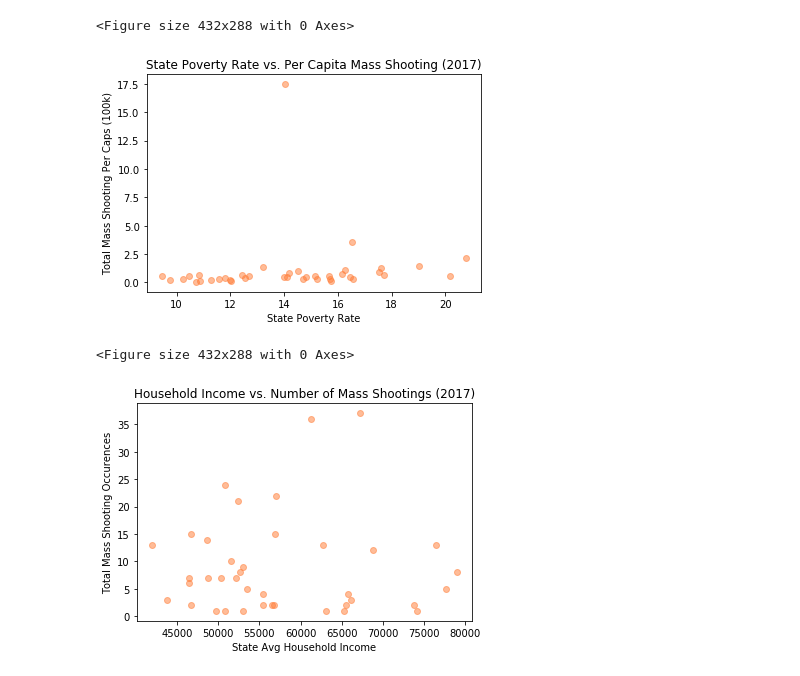
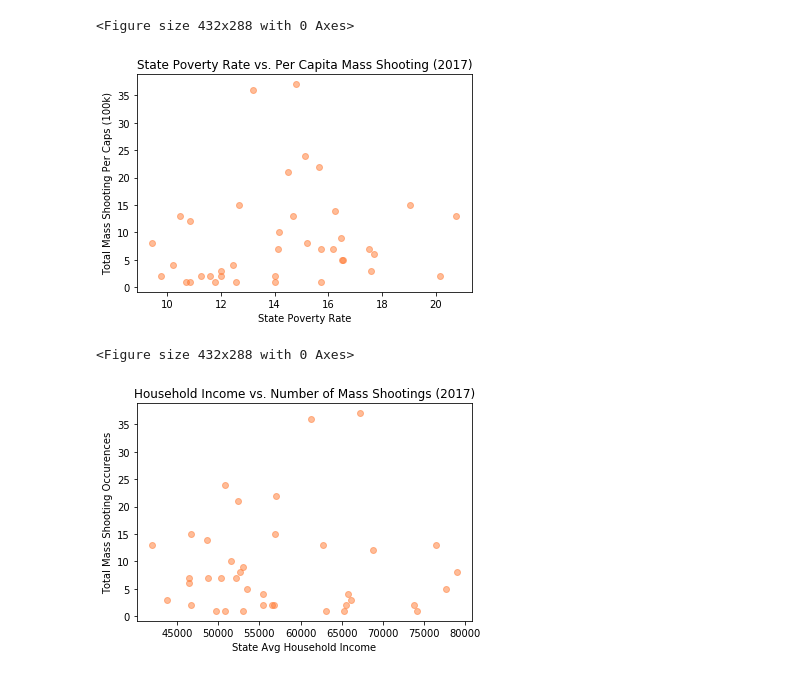
Before and after one commit to lprymak/Project1, a Jupyter notebook: Final_Data_Analysis.ipynb, the cells around one changed output. Cells and saved outputs as stored; diff of their text form; code cells hidden in the pictures.

Commit message:
added regression cleaned data & Seaborn correlation plots

```diff
--- a/Final_Data_Analysis.ipynb
+++ b/Final_Data_Analysis.ipynb
@@ -383,7 +435,7 @@ fig
 # %%
 #2017
 #magnify mass shooting per capita so it shows up on the map
-merged_2017['Per Capita Mass exp'] = merged_2017['Per Capita Mass Shooting'] * 10
+merged_2017['Per Capita Mass exp'] = merged_2017['Per Capita Mass Shooting 2017'] * 10
 
 #define location and heatpoint
 locations = merged_2017[['Latitude', 'Longitude']]
@@ -442,15 +494,15 @@ plt.savefig("Plots/Poverty_Rate.png")
 <Figure size 432x288 with 0 Axes>
 # %%
 #Poverty Rates per capita
-plt.scatter(merged_2017['Poverty Rates'], merged_2017['Per Capita Mass Shooting'], alpha=0.5, color = str('#ff7a33'))
+plt.scatter(merged_2017['Poverty Rates'], merged_2017['Mass Shooting Count'], alpha=0.5, color = str('#ff7a33'))
 plt.xlabel('State Poverty Rate')
 plt.title("State Poverty Rate vs. Per Capita Mass Shooting (2017)")
 plt.ylabel('Total Mass Shooting Per Caps (100k)')
 plt.show()
 
 plt.savefig("Plots/Poverty_Rate_percaps.png")
 # %% [output]
-[figure, old version]
+[figure, new version]
 <Figure size 432x288 with 0 Axes>
 # %%
 #Household Income
```
Also changed, not shown: parts of 30 cells of this notebook, 1 other file.
